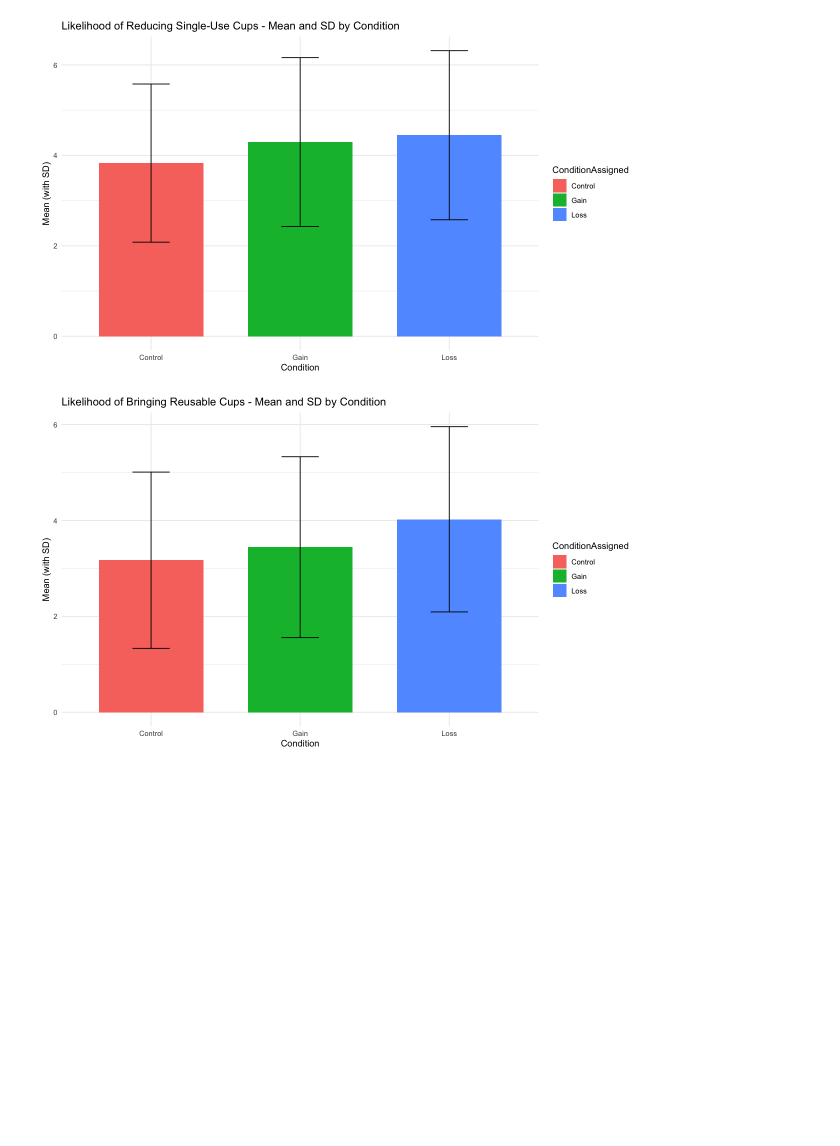
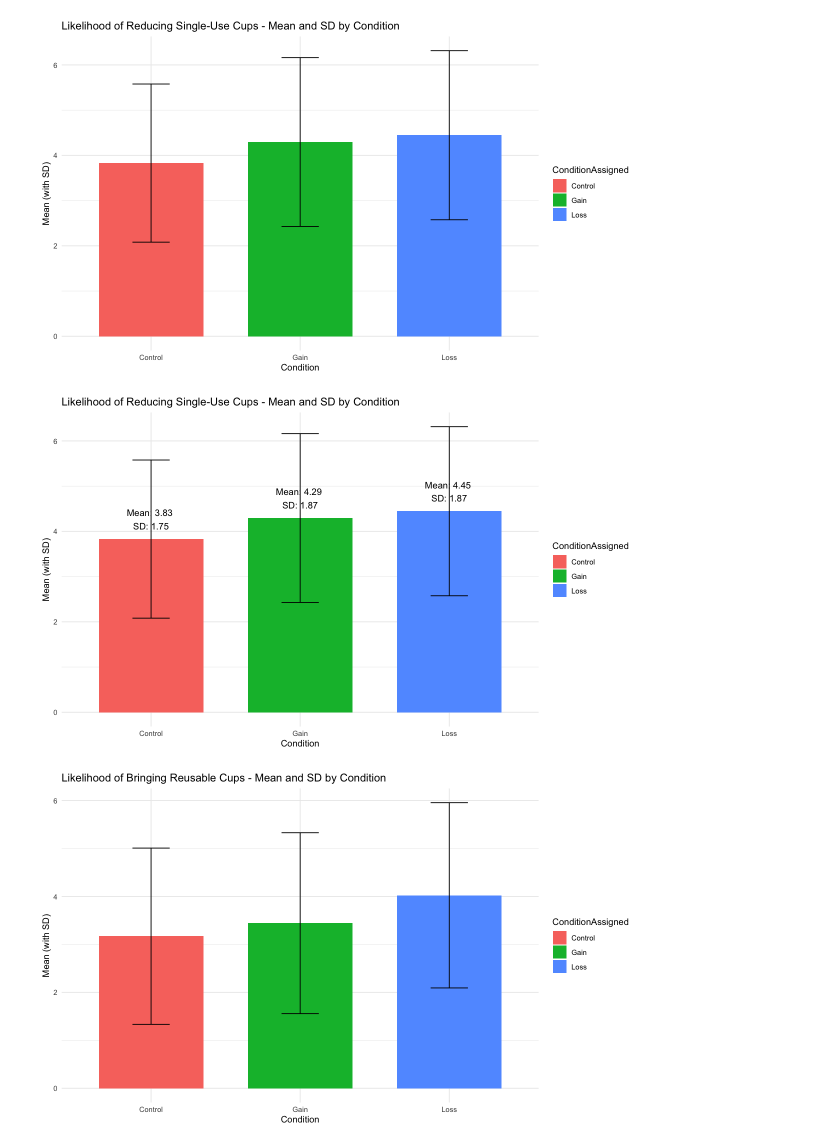
Before and after one commit to riddhibattu/PSYC421_Sustain-a-Cup-research, a Jupyter notebook: src/statistical_analysis.ipynb, the cells around one changed output. Saved outputs shown, nothing was run; the diff lists cells and outputs as text; code cells hidden in the pictures; blank space fills up the shorter version.

```diff
--- a/src/statistical_analysis.ipynb
+++ b/src/statistical_analysis.ipynb
@@ -432,6 +455,18 @@ Q3_graph = ggplot(descriptive_stats, aes(x = ConditionAssigned, y = Q3_mean, fil
 Q3_graph
 # %% [output]
 [figure]
+# %%
+Q3_graph = ggplot(descriptive_stats, aes(x = ConditionAssigned, y = Q3_mean, fill = ConditionAssigned)) +
+  geom_bar(stat = "identity", position = position_dodge(), width = 0.7) +
+  geom_errorbar(aes(ymin = Q3_mean - Q3_sd, ymax = Q3_mean + Q3_sd),
+                width = 0.25, position = position_dodge(0.7)) +
+  geom_text(aes(label = paste("Mean:", sprintf("%.2f", Q3_mean), "\nSD:", sprintf("%.2f", Q3_sd))),
+            position = position_dodge(width = 0.7), vjust = -0.5, hjust = 0.5) +
+  theme_minimal() +
+  labs(title = "Likelihood of Reducing Single-Use Cups - Mean and SD by Condition", x = "Condition", y = "Mean (with SD)")
+Q3_graph
+# %% [output]
+[figure, added]
 # %%
 # Plot for Q2
 Q4_graph = ggplot(descriptive_stats, aes(x = ConditionAssigned, y = Q4_mean, fill = ConditionAssigned)) +
```
Also changed, not shown: parts of 4 cells of this notebook.
